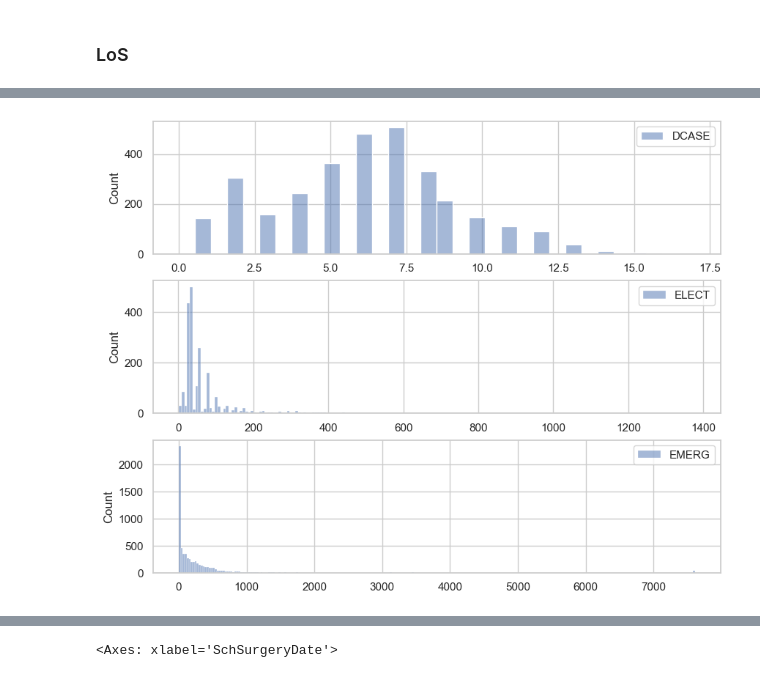
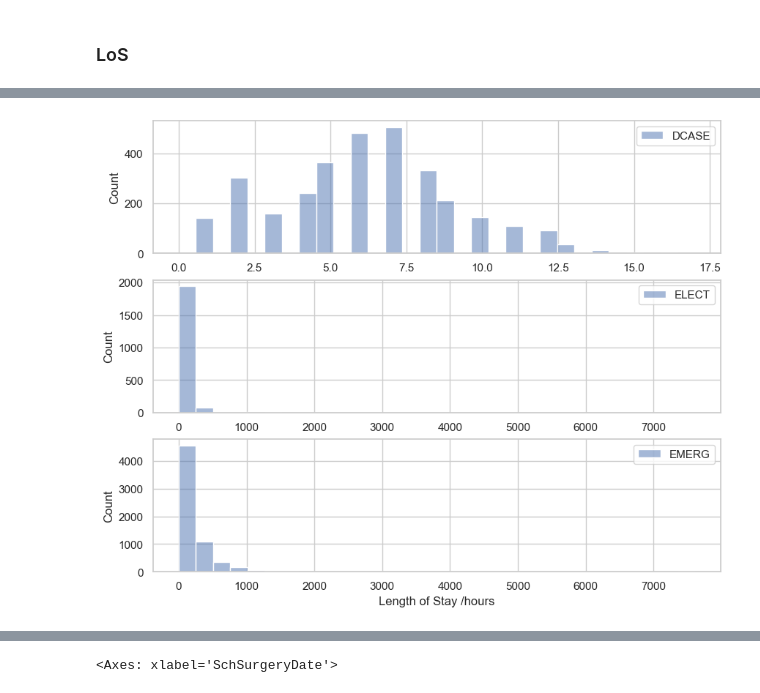
Before and after one commit to CSampsonSomersetFT/SurgicalForecastingTool, a Jupyter notebook: simulation_parameterisation.ipynb, the cells around one changed output, grey strips where cells are left out. Cells and saved outputs as stored; diff of their text form; code cells hidden in the pictures.

```diff
--- a/simulation_parameterisation.ipynb
+++ b/simulation_parameterisation.ipynb
@@ -233,6 +233,9 @@ los_dict = {}
 
 for ax, (admission_type, schdur) in zip(axs, tno_theatre_list_df[["AdmissionType", "LoS"]].dropna().groupby("AdmissionType")):
     los_dict[admission_type] = np.histogram(schdur["LoS"].values, bins = range(0, int(schdur["LoS"].max())+1), density=True)
-    sns.histplot(schdur, ax=ax, label=admission_type)
+    sns.histplot(schdur, ax=ax, label=admission_type, bins=30)
     ax.legend()
+
+plt.xlabel("Length of Stay /hours")
+plt.savefig("images/length_of_stay.png", dpi=600)
 # %% [output]
@@ -241,5 +244,5 @@ LoS              37
 dtype: int64
-[figure, old version]
+[figure, new version]
 # %%
 tno_theatre_list_df.isna().sum()
 # %% [output]
```
Also changed, not shown: parts of 39 cells of this notebook, 5 other files.
